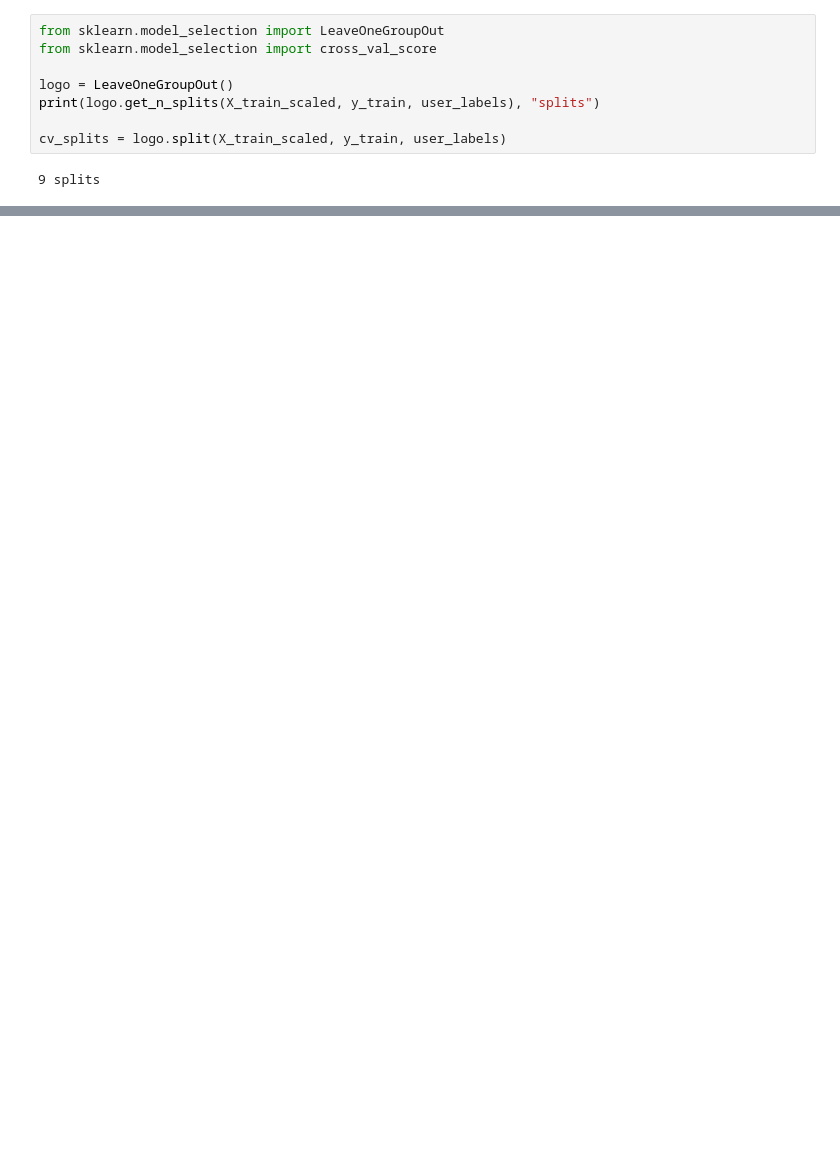
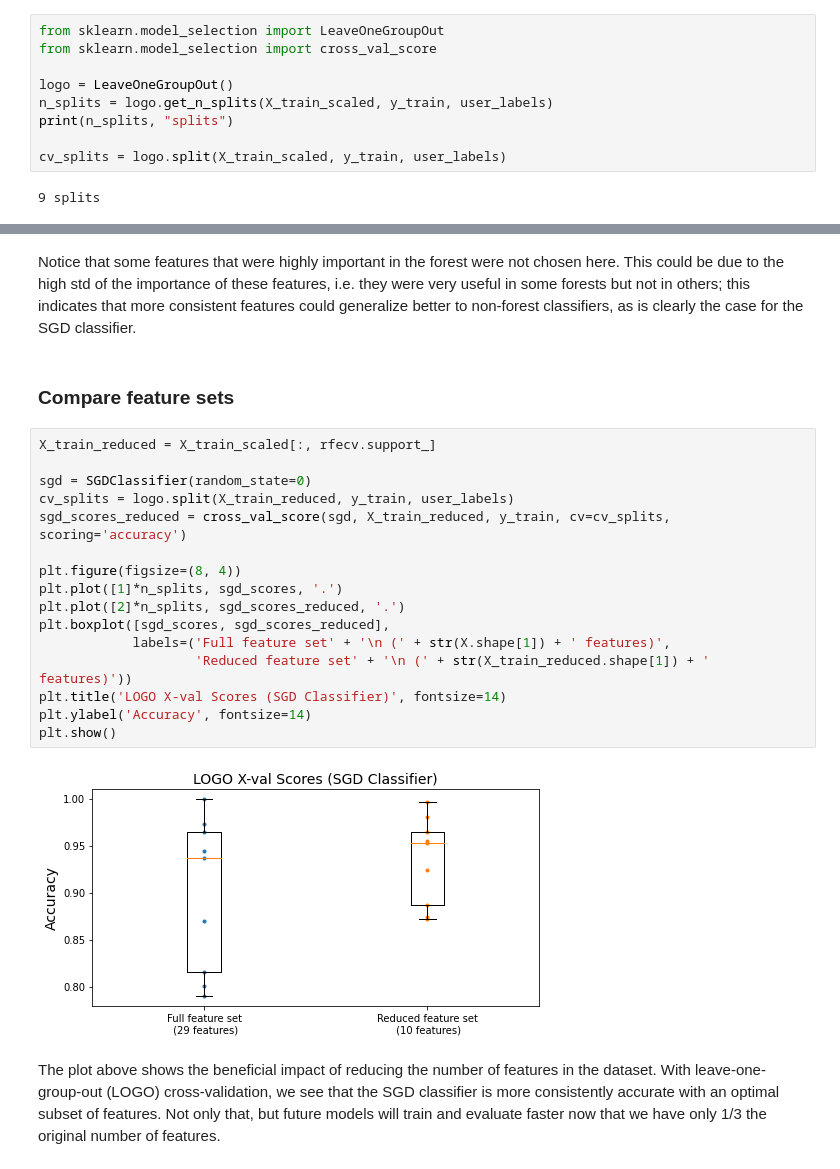
Before and after one commit to efiegel/postures, a Jupyter notebook: Hand Postures.ipynb, the cells around one changed output, grey strips where cells are left out. Saved outputs shown, nothing was run; the diff lists cells and outputs as text; blank space fills up the shorter version.

```diff
--- a/Hand Postures.ipynb
+++ b/Hand Postures.ipynb
@@ -113,7 +118,8 @@ from sklearn.model_selection import LeaveOneGroupOut
 from sklearn.model_selection import cross_val_score
 
 logo = LeaveOneGroupOut()
-print(logo.get_n_splits(X_train_scaled, y_train, user_labels), "splits")
+n_splits = logo.get_n_splits(X_train_scaled, y_train, user_labels)
+print(n_splits, "splits")
 
 cv_splits = logo.split(X_train_scaled, y_train, user_labels)
 # %% [output]
@@ -128,0 +171,24 @@ array([0.73733333, 0.94133333, 0.88866667, 1.        , 0.95866667,
+# %% [markdown]
+Notice that some features that were highly important in the forest were not chosen here. This could be due to the high std of the importance of these features, i.e. they were very useful in some forests but not in others; this indicates that more consistent features could generalize better to non-forest classifiers, as is clearly the case for the SGD classifier.
+# %% [markdown]
+### Compare feature sets
+# %%
+X_train_reduced = X_train_scaled[:, rfecv.support_]
+
+sgd = SGDClassifier(random_state=0)
+cv_splits = logo.split(X_train_reduced, y_train, user_labels)
+sgd_scores_reduced = cross_val_score(sgd, X_train_reduced, y_train, cv=cv_splits, scoring='accuracy')
+
+plt.figure(figsize=(8, 4))
+plt.plot([1]*n_splits, sgd_scores, '.')
+plt.plot([2]*n_splits, sgd_scores_reduced, '.')
+plt.boxplot([sgd_scores, sgd_scores_reduced],
+            labels=('Full feature set' + '\n (' + str(X.shape[1]) + ' features)',
+                    'Reduced feature set' + '\n (' + str(X_train_reduced.shape[1]) + ' features)'))
+plt.title('LOGO X-val Scores (SGD Classifier)', fontsize=14)
+plt.ylabel('Accuracy', fontsize=14)
+plt.show()
+# %% [output]
+[figure, added]
+# %% [markdown]
+The plot above shows the beneficial impact of reducing the number of features in the dataset. With leave-one-group-out (LOGO) cross-validation, we see that the SGD classifier is more consistently accurate with an optimal subset of features. Not only that, but future models will train and evaluate faster now that we have only 1/3 the original number of features.
```
Also changed, not shown: parts of 11 cells of this notebook.
